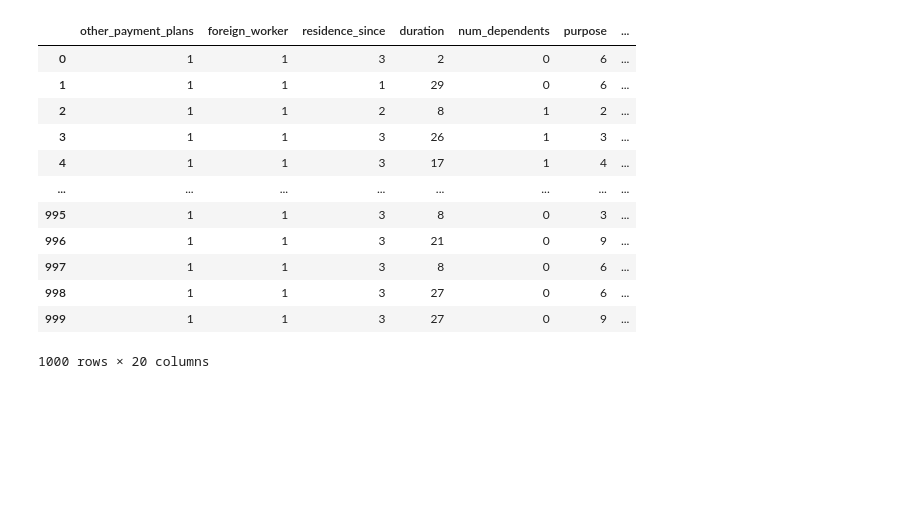
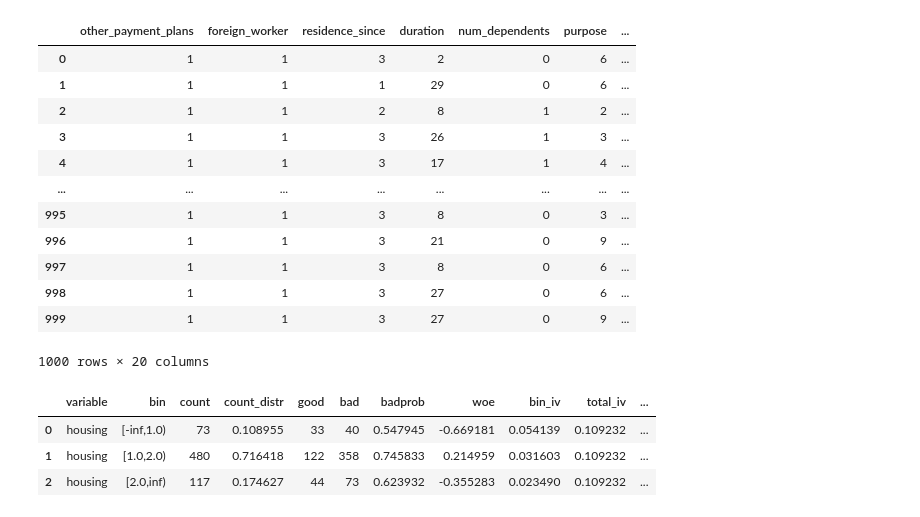
Before and after one commit to satya-pattnaik/end_end_ml_projects, a Jupyter notebook: classification/categorical_encodings.ipynb, the cells around one changed output. Cells and saved outputs as stored; diff of their text form; code cells hidden in the pictures; blank space fills up the shorter version.

```diff
--- a/classification/categorical_encodings.ipynb
+++ b/classification/categorical_encodings.ipynb
@@ -186,3 +188,10 @@ df[df.iloc[:,cat_cols].columns.tolist()+["class"]]
 | 998 | 1 | 1 | 3 | 27 | 0 | 6 | ... |
 | 999 | 1 | 1 | 3 | 27 | 0 | 9 | ... |
 1000 rows × 20 columns
+# %%
+bins['housing']
+# %% [output]
+|  | variable | bin | count | count_distr | good | bad | badprob | woe | bin_iv | total_iv | ... |
+| 0 | housing | [-inf,1.0) | 73 | 0.108955 | 33 | 40 | 0.547945 | -0.669181 | 0.054139 | 0.109232 | ... |
+| 1 | housing | [1.0,2.0) | 480 | 0.716418 | 122 | 358 | 0.745833 | 0.214959 | 0.031603 | 0.109232 | ... |
+| 2 | housing | [2.0,inf) | 117 | 0.174627 | 44 | 73 | 0.623932 | -0.355283 | 0.023490 | 0.109232 | ... |
```
Also changed, not shown: parts of 7 cells of this notebook, 2 other files.
